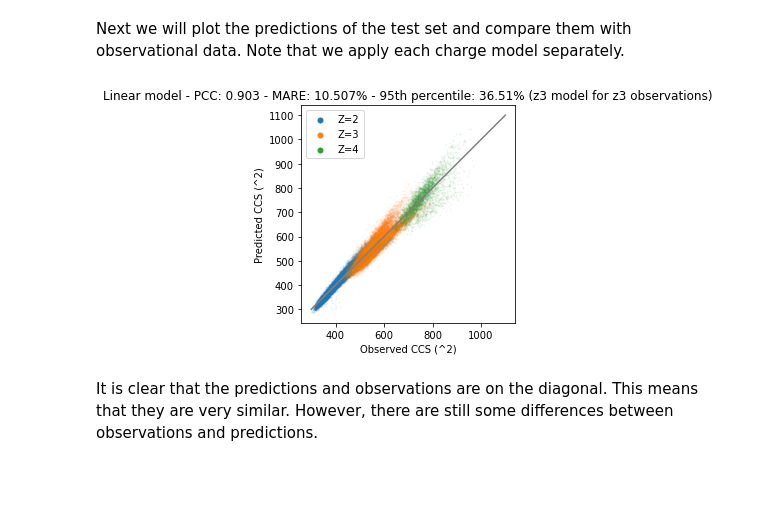
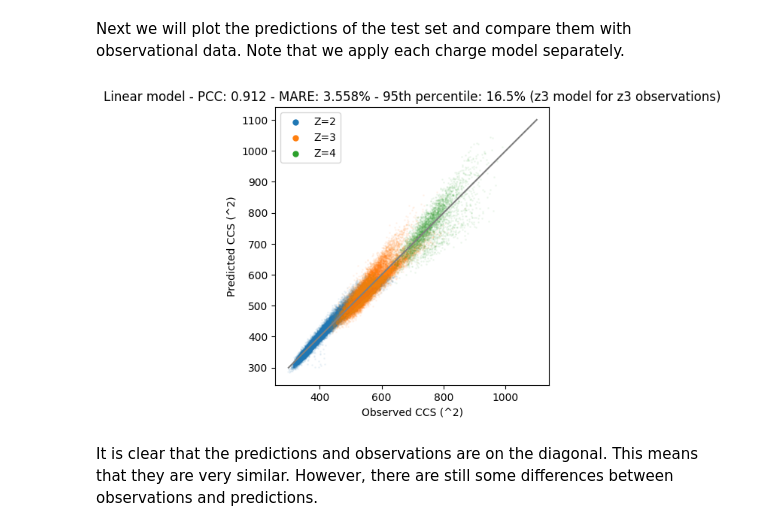
Before and after one commit to ProteomicsML/ProteomicsML, a Jupyter notebook: tutorials/ionmobility/meier-tims-ccs.ipynb, the cells around one changed output. Drawn from its saved outputs; the diff is of its cells as text; code cells hidden in the pictures; blank space fills up the shorter version.

```diff
--- a/tutorials/ionmobility/meier-tims-ccs.ipynb
+++ b/tutorials/ionmobility/meier-tims-ccs.ipynb
@@ -158,7 +167,7 @@ for c in range(2,5):
 
 legend = plt.legend()
 
-for lh in legend.legendHandles:
+for lh in legend.legend_handles:
     lh.set_sizes([25])
     lh.set_alpha(1)
 
@@ -211,21 +220,21 @@ linear_model_z2 = LinearRegression()
 
 # Fit the initialized model object to our training data (only charge 2)
 linear_model_z2.fit(
-    X=X_matrix_count_train.loc[ccs_df_train["Charge"]==2,:],
-    y=ccs_df_train.loc[ccs_df_train["Charge"]==2,"CCS"]
+    X=X_matrix_count_train.loc[ccs_df_train["Charge"] == 2, :],
+    y=ccs_df_train.loc[ccs_df_train["Charge"] == 2, "CCS"],
 )
 
 # Repeat for the other two charge states
 linear_model_z3 = LinearRegression()
 linear_model_z3.fit(
-    X=X_matrix_count_train.loc[ccs_df_train["Charge"]==3,:],
-    y=ccs_df_train.loc[ccs_df_train["Charge"]==3,"CCS"]
+    X=X_matrix_count_train.loc[ccs_df_train["Charge"] == 3, :],
+    y=ccs_df_train.loc[ccs_df_train["Charge"] == 3, "CCS"],
 )
 
 linear_model_z4 = LinearRegression()
 linear_model_z4.fit(
-    X=X_matrix_count_train.loc[ccs_df_train["Charge"]==4,:],
-    y=ccs_df_train.loc[ccs_df_train["Charge"]==4,"CCS"]
+    X=X_matrix_count_train.loc[ccs_df_train["Charge"] == 4, :],
+    y=ccs_df_train.loc[ccs_df_train["Charge"] == 4, "CCS"],
 )
 # %% [output]
 LinearRegression()
@@ -263,66 +265,57 @@ Next we will plot the predictions of the test set and compare them with observat
 # %%
 if len(ccs_df.index) < 1e4:
     set_alpha = 0.2
     set_size = 3
 else:
     set_alpha = 0.05
     set_size = 1
 
-# Scatter plot the observations on the test set against the predictions on the same set (z=2)
-plt.scatter(
-    linear_model_z2.predict(X=X_matrix_count_test.loc[ccs_df["Charge"]==2,:]),
-    ccs_df_test.loc[ccs_df["Charge"]==2,"CCS"],
-    alpha=set_alpha,
-    s=set_size,
-    label="Z=2"
-)
-
-# Scatter plot the observations on the test set against the predictions on the same set (z=3)
-plt.scatter(
-    linear_model_z3.predict(X=X_matrix_count_test.loc[ccs_df["Charge"]==3,:]),
-    ccs_df_test.loc[ccs_df["Charge"]==3,"CCS"],
-    alpha=set_alpha,
-    s=set_size,
-    label="Z=3"
-)
-
-# Scatter plot the observations on the test set against the predictions on the same set (z=4)
-plt.scatter(
-    linear_model_z4.predict(X=X_matrix_count_test.loc[ccs_df["Charge"]==4,:]),
-    ccs_df_test.loc[ccs_df["Charge"]==4,"CCS"],
-    alpha=set_alpha,
-    s=set_size,
-    label="Z=4"
-)
+# Scatter plot the observations on the test set against the predictions on the same set
+for charge_state, model in [
+    (2, linear_model_z2),
+    (3, linear_model_z3),
+    (4, linear_model_z4),
+]:
+    plt.scatter(
+        model.predict(X=X_matrix_count_test.loc[ccs_df["Charge"] == charge_state, :]),
+        ccs_df_test.loc[ccs_df["Charge"] == charge_state, "CCS"],
+        alpha=set_alpha,
+        s=set_size,
+        label=f"Z={charge_state}",
+    )
 
 # Plot a diagonal the points should be one
-plt.plot([300,1100],[300,1100],c="grey")
+plt.plot([300, 1100], [300, 1100], c="grey")
 
 # Add a legend for the charge states
 legend = plt.legend()
 
 # Make sure the legend labels are visible and big enough
-for lh in legend.legendHandles:
+for lh in legend.legend_handles:
     lh.set_sizes([25])
     lh.set_alpha(1)
 
 # Get the predictions and calculate performance metrics
-predictions = linear_model_z2.predict(X_matrix_count_test.loc[ccs_df["Charge"]==3,:])
-mare = round(sum((abs(predictions-ccs_df_test.loc[ccs_df["Charge"]==3,"CCS"])/ccs_df_test.loc[ccs_df["Charge"]==3,"CCS"])*100)/len(predictions),3)
-pcc = round(pearsonr(predictions,ccs_df_test.loc[ccs_df["Charge"]==3,"CCS"])[0],3)
-perc_95 = round(np.percentile((abs(predictions-ccs_df_test.loc[ccs_df["Charge"]==3,"CCS"])/ccs_df_test.loc[ccs_df["Charge"]==3,"CCS"])*100,95)*2,2)
+predictions = linear_model_z3.predict(X_matrix_count_test.loc[ccs_df["Charge"] == 3, :])
+observations = ccs_df_test.loc[ccs_df["Charge"] == 3, "CCS"]
+are = abs(predictions - observations) / observations
+mare = round(sum(are * 100) / len(predictions), 3)
+pcc = round(pearsonr(predictions, observations)[0], 3)
+perc_95 = round(np.percentile(are * 100, 95) * 2, 2)
 
-plt.title(f"Linear model - PCC: {pcc} - MARE: {mare}% - 95th percentile: {perc_95}% (z3 model for z3 observations)")
+plt.title(
+    f"Linear model - PCC: {pcc} - MARE: {mare}% - 95th percentile: {perc_95}% (z3 model for z3 observations)"
+)
 
 ax = plt.gca()
-ax.set_aspect('equal')
+ax.set_aspect("equal")
 
 plt.xlabel("Observed CCS (^2)")
 plt.ylabel("Predicted CCS (^2)")
 
 plt.show()
 # %% [output]
-[figure, old version]
+[figure, new version]
 # %% [markdown]
 It is clear that the predictions and observations are on the diagonal. This means that they are very similar. However, there are still some differences between observations and predictions.
 # %% [markdown]
```
Also changed, not shown: parts of 16 cells of this notebook.
